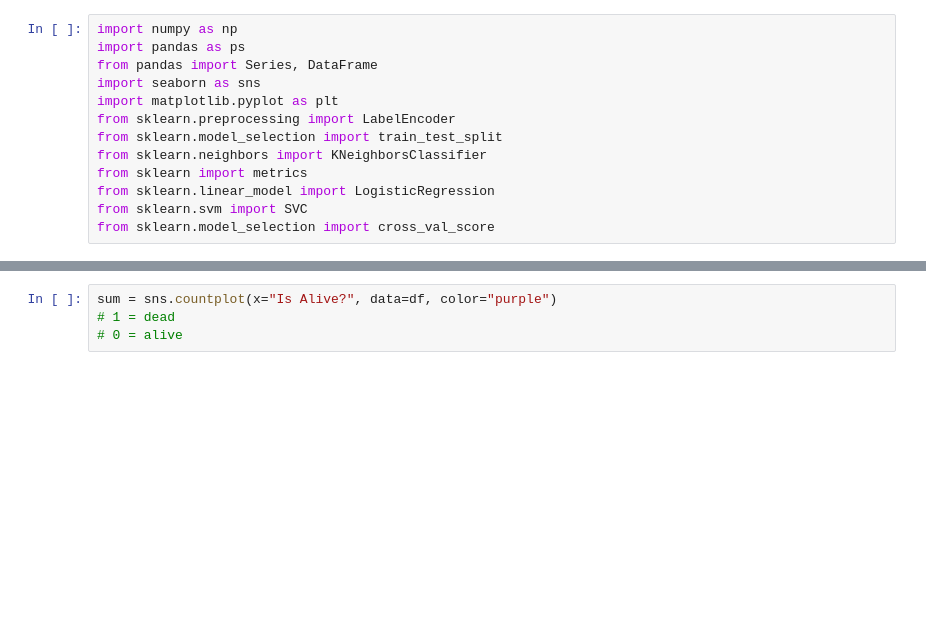
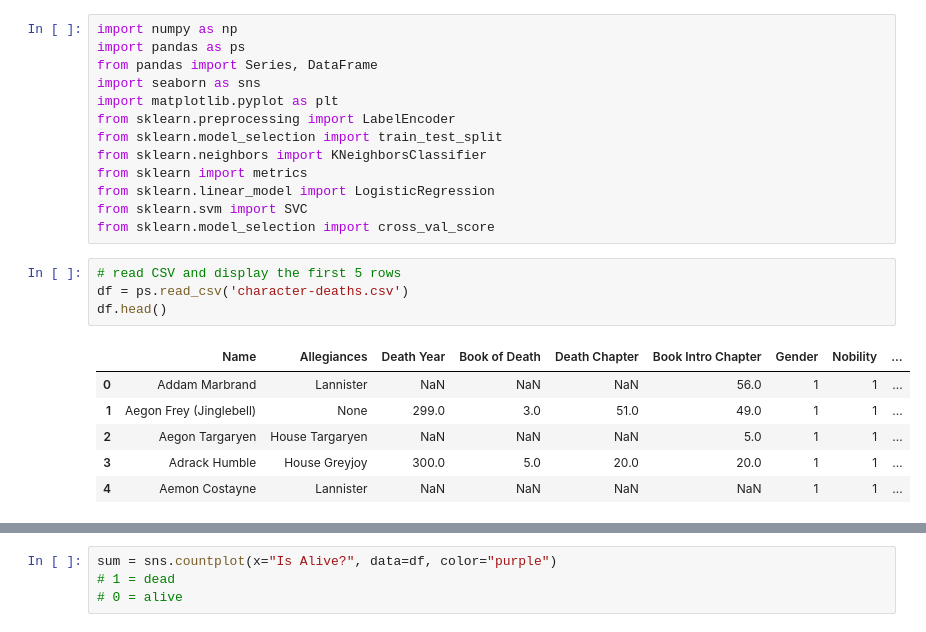
Before and after one commit to lilach199612/Game-of-Throne, a Jupyter notebook: game of throne.ipynb, the cells around one changed output, grey strips where cells are left out. Cells and saved outputs as stored; diff of their text form; blank space fills up the shorter version.

```diff
--- a/game of throne.ipynb
+++ b/game of throne.ipynb
@@ -16,3 +16,14 @@ from sklearn import metrics
 from sklearn.linear_model import LogisticRegression
 from sklearn.svm import SVC
 from sklearn.model_selection import cross_val_score
+# %%
+# read CSV and display the first 5 rows
+df = ps.read_csv('character-deaths.csv')
+df.head()
+# %% [output]
+|  | Name | Allegiances | Death Year | Book of Death | Death Chapter | Book Intro Chapter | Gender | Nobility | ... |
+| 0 | Addam Marbrand | Lannister | NaN | NaN | NaN | 56.0 | 1 | 1 | ... |
+| 1 | Aegon Frey (Jinglebell) | None | 299.0 | 3.0 | 51.0 | 49.0 | 1 | 1 | ... |
+| 2 | Aegon Targaryen | House Targaryen | NaN | NaN | NaN | 5.0 | 1 | 1 | ... |
+| 3 | Adrack Humble | House Greyjoy | 300.0 | 5.0 | 20.0 | 20.0 | 1 | 1 | ... |
+| 4 | Aemon Costayne | Lannister | NaN | NaN | NaN | NaN | 1 | 1 | ... |
```
Also changed, not shown: parts of 17 cells of this notebook.
